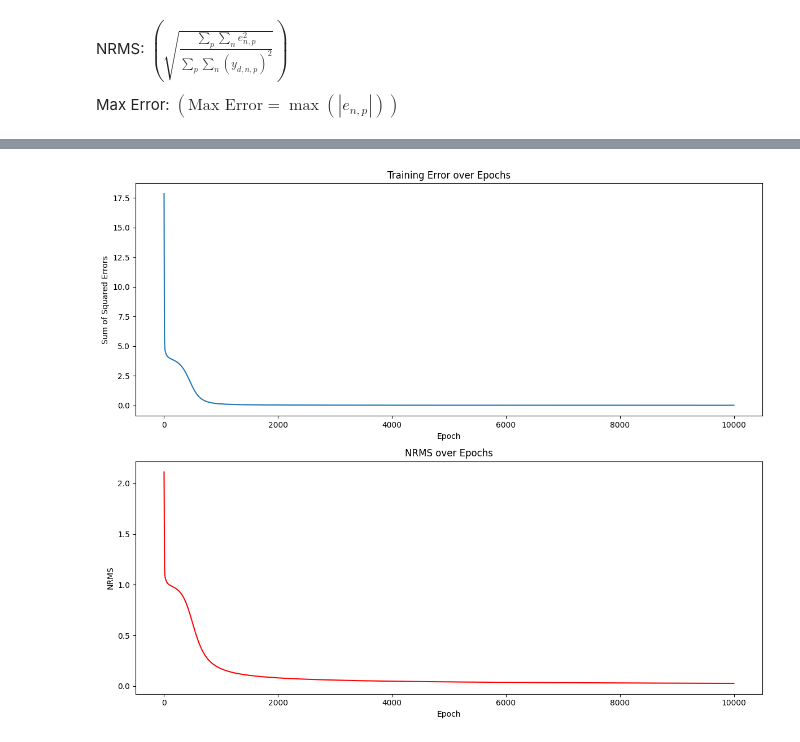
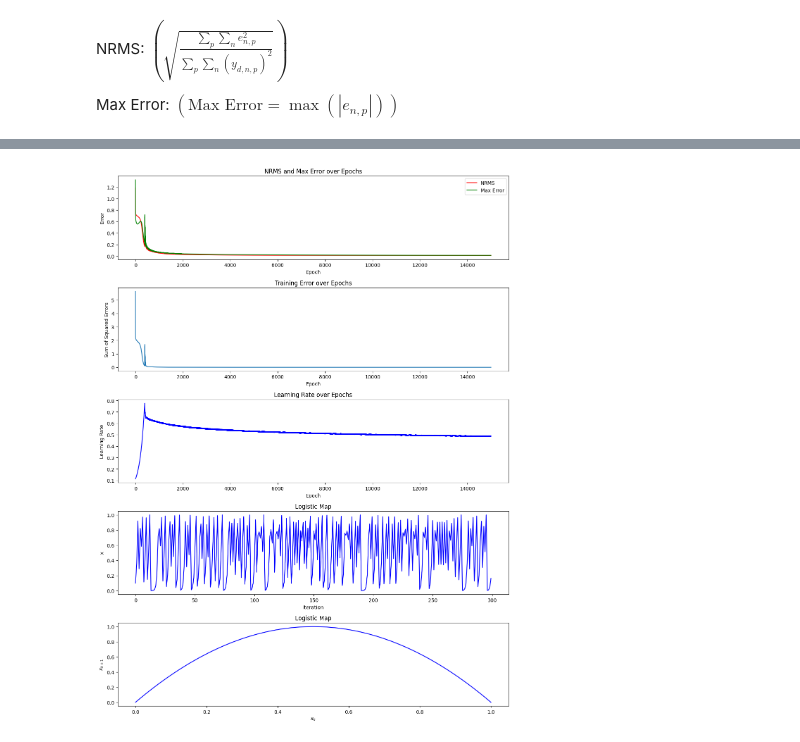
Before and after one commit to nevermore23274/ML-Course, a Jupyter notebook: backprop-xor.ipynb, the cells around one changed output, grey strips where cells are left out. Drawn from its saved outputs; the diff is of its cells as text; code cells hidden in the pictures.

Commit message:
Updated Model
- Updated model with logistic map and a simple Global Learning Gain Adaptation
- Added .gitignore to remove checkpoints

```diff
--- a/backprop-xor.ipynb
+++ b/backprop-xor.ipynb
@@ -56,7 +56,7 @@ Useful links:
 # %%
 num_input_nodes = 3
 num_hidden_nodes = 4
-num_output_nodes = 2
+num_output_nodes = 1
 #num_training_pairs = 5
 num_training_pairs = I.shape[1]
 # %% [markdown]
@@ -96,12 +94,22 @@ Useful links:
 2) https://medium.com/@theom/a-very-short-visual-introduction-to-learning-rate-schedulers-with-code-189eddffdb00
 # %%
 # Controls how much the weights and biases are adjusted during training while moving toward a min of the loss function
-learning_rate = 0.1
+initial_learning_rate = 0.112
+learning_rate = initial_learning_rate
+# Factor to increase learning rate
+stepSizeRate = 1.005
+# Factor to decrease learning rate
+stepBack = 0.99
 # How many times it runs (also called "iterations")
-num_epochs = 10000
+num_epochs = 15000
+
 # List to store training error and nrms for each epoch
 training_errors = []
 nrms_values = []
+max_errors = []
+learning_rates = []
+# Initialize the previous error
+E_prev = float('inf')
 # %% [markdown]
 # Loop for training cycles
 # %% [markdown]
@@ -260,21 +306,45 @@ Max Error: 0.025172435967670048
 # %%
-plt.figure(figsize=(12, 10))
+# Plotting
+plt.figure(figsize=(12, 16))
+
+# Plot the NRMS and Max Error over epochs
+plt.subplot(5, 1, 1)
+plt.plot(range(num_epochs), nrms_values, label='NRMS', color='r')
+plt.plot(range(num_epochs), max_errors, label='Max Error', color='g')
+plt.xlabel('Epoch')
+plt.ylabel('Error')
+plt.title('NRMS and Max Error over Epochs')
+plt.legend()
 
 # Training error over epochs
-plt.subplot(2, 1, 1)
+plt.subplot(5, 1, 2)
 plt.plot(range(num_epochs), training_errors, label='Training Error')
 plt.xlabel('Epoch')
 plt.ylabel('Sum of Squared Errors')
 plt.title('Training Error over Epochs')
 
-# Plot the NRMS over epochs
-plt.subplot(2, 1, 2)
-plt.plot(range(num_epochs), nrms_values, label='NRMS', color='r')
+# Plot the learning rate over epochs
+plt.subplot(5, 1, 3)
+plt.plot(range(num_epochs), learning_rates, label='Learning Rate', color='b')
 plt.xlabel('Epoch')
-plt.ylabel('NRMS')
-plt.title('NRMS over Epochs')
+plt.ylabel('Learning Rate')
+plt.title('Learning Rate over Epochs')
+
+# Plot the logistic map for x
+plt.subplot(5, 1, 4)
+plt.plot(range(len(x_values)), x_values, label='Logistic Map1', color='blue')
+plt.xlabel('Iteration')
+plt.ylabel('x')
+plt.title('Logistic Map')
+
+# Plot the logistic map x_k+1 vs x_k
+plt.subplot(5, 1, 5)
+plt.plot(x_k_sorted, x_k1_sorted, label='Logistic Map2', color='blue')
+plt.xlabel('$x_k$')
+plt.ylabel('$x_{k+1}$')
+plt.title('Logistic Map')
 
 plt.tight_layout()
 plt.show()
 # %% [output]
-[figure, old version]
+[figure, new version]
```
Also changed, not shown: parts of 5 cells of this notebook, 1 other file.
